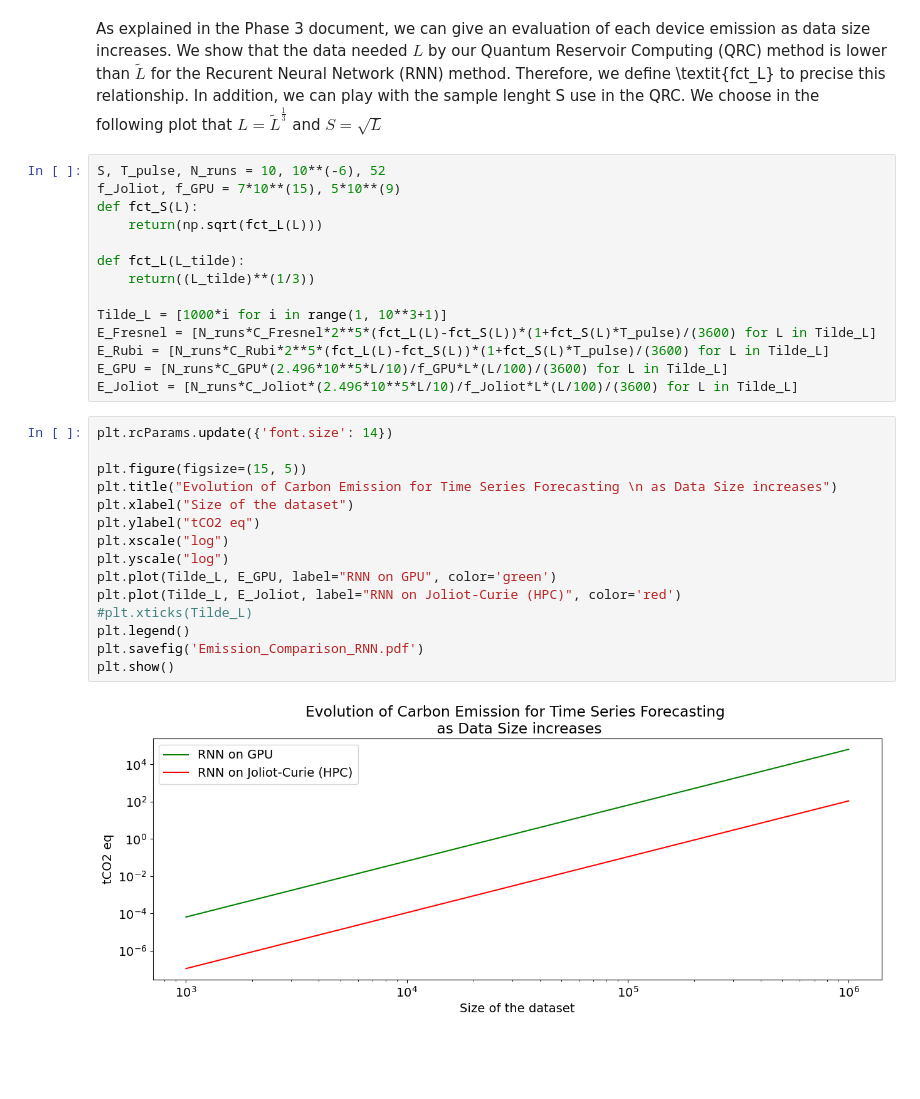
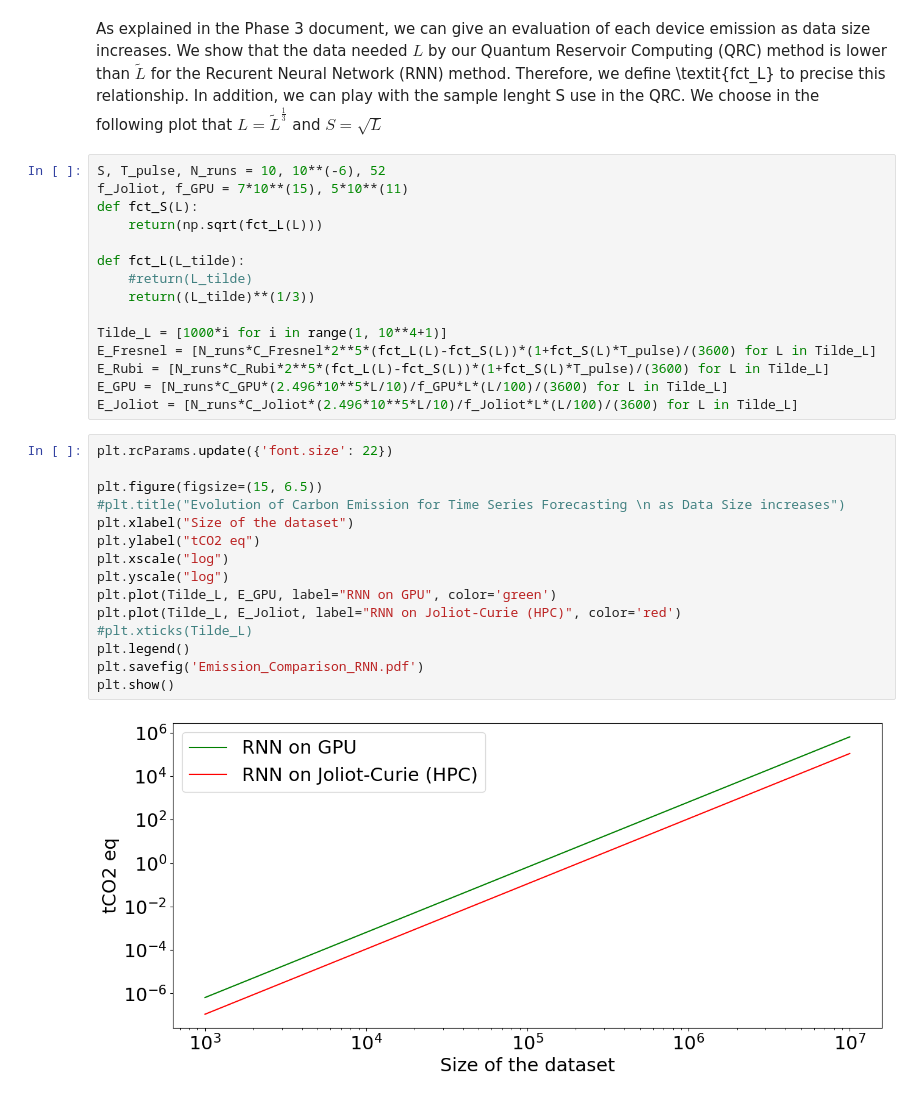
Before and after one commit to NaomiChmielewski/NAREF_Blaise_PASQAL_Hackathon, a Jupyter notebook: Energy_Consumption_Analysis.ipynb, the cells around one changed output. Saved outputs shown, nothing was run; the diff lists cells and outputs as text; blank space fills up the shorter version.

```diff
--- a/Energy_Consumption_Analysis.ipynb
+++ b/Energy_Consumption_Analysis.ipynb
@@ -28,33 +28,34 @@ Emissions from GPU = 14.405 eq tCO2
 As explained in the Phase 3 document, we can give an evaluation of each device emission as data size increases. We show that the data needed $L$ by our Quantum Reservoir Computing (QRC) method is lower than $\tilde{L}$ for the Recurent Neural Network (RNN) method. Therefore, we define \textit{fct_L} to precise this relationship. In addition, we can play with the sample lenght S use in the QRC. We choose in the following plot that $L = \tilde{L}^{\frac{1}{3}}$ and $S = \sqrt{L}$
 # %%
 S, T_pulse, N_runs = 10, 10**(-6), 52
-f_Joliot, f_GPU = 7*10**(15), 5*10**(9)
+f_Joliot, f_GPU = 7*10**(15), 5*10**(11)
 def fct_S(L):
     return(np.sqrt(fct_L(L)))
 
 def fct_L(L_tilde):
+    #return(L_tilde)
     return((L_tilde)**(1/3))
 
-Tilde_L = [1000*i for i in range(1, 10**3+1)]
+Tilde_L = [1000*i for i in range(1, 10**4+1)]
 E_Fresnel = [N_runs*C_Fresnel*2**5*(fct_L(L)-fct_S(L))*(1+fct_S(L)*T_pulse)/(3600) for L in Tilde_L]
 E_Rubi = [N_runs*C_Rubi*2**5*(fct_L(L)-fct_S(L))*(1+fct_S(L)*T_pulse)/(3600) for L in Tilde_L]
 E_GPU = [N_runs*C_GPU*(2.496*10**5*L/10)/f_GPU*L*(L/100)/(3600) for L in Tilde_L]
 E_Joliot = [N_runs*C_Joliot*(2.496*10**5*L/10)/f_Joliot*L*(L/100)/(3600) for L in Tilde_L]
 # %%
-plt.rcParams.update({'font.size': 14})
+plt.rcParams.update({'font.size': 22})
 
-plt.figure(figsize=(15, 5))
-plt.title("Evolution of Carbon Emission for Time Series Forecasting \n as Data Size increases")
+plt.figure(figsize=(15, 6.5))
+#plt.title("Evolution of Carbon Emission for Time Series Forecasting \n as Data Size increases")
 plt.xlabel("Size of the dataset")
 plt.ylabel("tCO2 eq")
 plt.xscale("log")
 plt.yscale("log")
 plt.plot(Tilde_L, E_GPU, label="RNN on GPU", color='green')
 plt.plot(Tilde_L, E_Joliot, label="RNN on Joliot-Curie (HPC)", color='red')
 #plt.xticks(Tilde_L)
 plt.legend()
 plt.savefig('Emission_Comparison_RNN.pdf')
 plt.show()
 # %% [output]
-[figure, old version]
+[figure, new version]
 # %%
```
Also changed, not shown: parts of 5 cells of this notebook.
